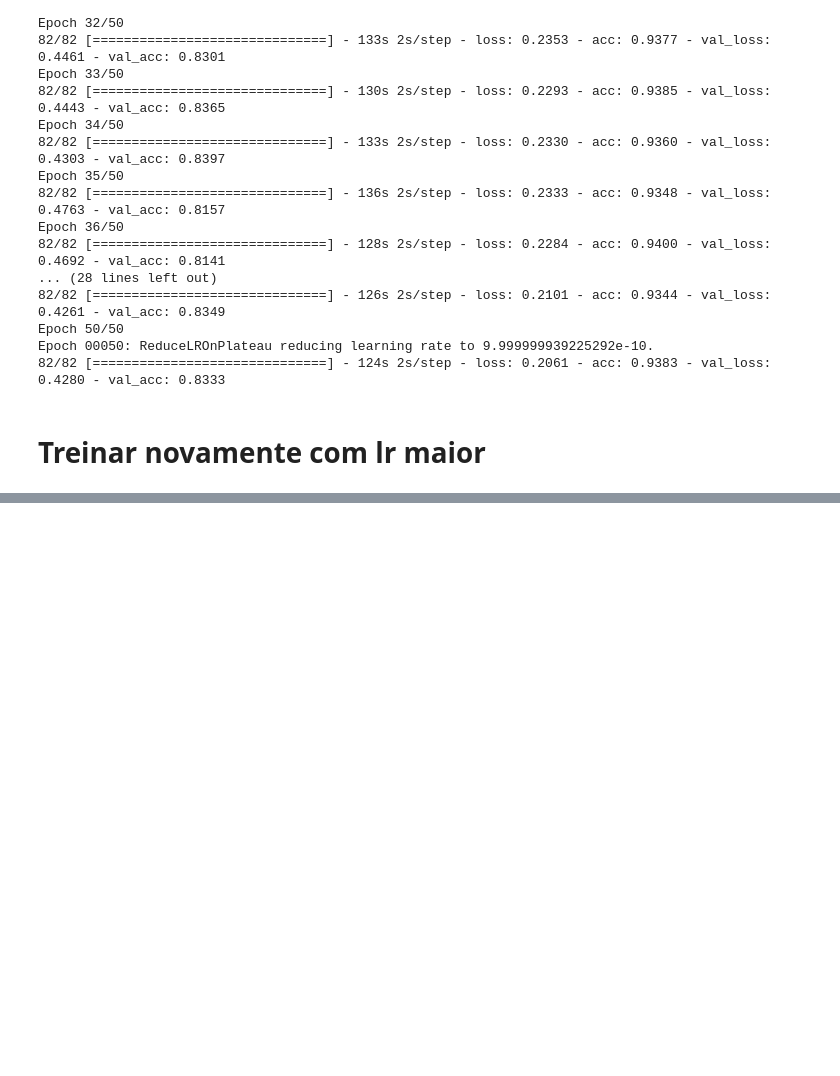
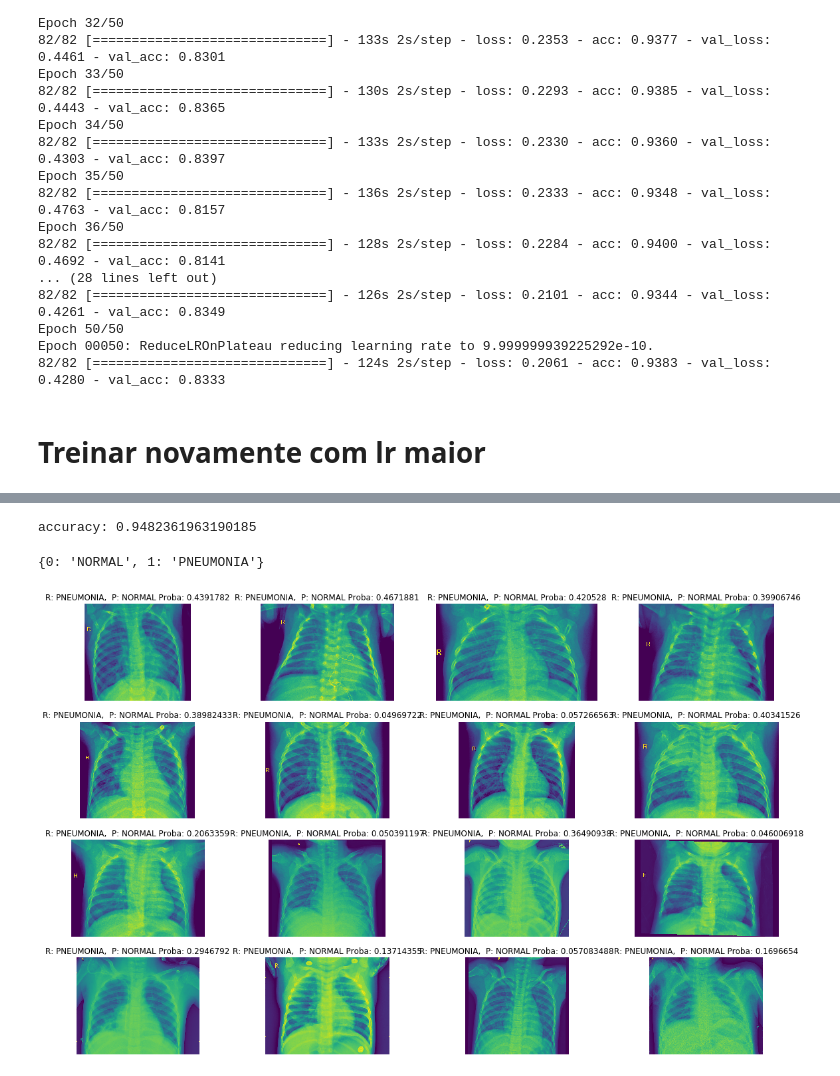
Before and after one commit to IvanBrasilico/model_ajna_1, a Jupyter notebook: notebooks/01b-Baseline-redesimples-chestXRay-tamanhomaior.ipynb, the cells around one changed output, grey strips where cells are left out. Cells and saved outputs as stored; diff of their text form; code cells hidden in the pictures; blank space fills up the shorter version.

```diff
--- a/notebooks/01b-Baseline-redesimples-chestXRay-tamanhomaior.ipynb
+++ b/notebooks/01b-Baseline-redesimples-chestXRay-tamanhomaior.ipynb
@@ -188,0 +240,14 @@ Epoch 16/50
+# %%
+train_datagen = ImageDataGenerator(rescale=1./255)
+train_generator = train_datagen.flow_from_directory(
+    caminho_train,
+    target_size=SIZE,
+    batch_size=32,
+    class_mode='binary',
+    shuffle=False
+)
+s = len(train_generator) * 32
+t0 = time.time()
+y_train, y_pred_train, X_names, y_pred_train_proba = get_imagens_erro(train_generator, model)
+elapsed = time.time() - t0
+print('%d imagens processadas em %s segundos (%s por imagem)' % (s, elapsed, elapsed / s))
@@ -188,0 +272,9 @@ Epoch 16/50
+# %%
+print('accuracy: %s' % (sum(np.array(y_train) == np.array(y_pred_train)) / len(y_train)))
+# %% [output]
+accuracy: 0.9482361963190185
+# %%
+plot_errors(train_generator, y_train, y_pred_train, caminho_train, X_names, y_pred_train_proba)
+# %% [output]
+{0: 'NORMAL', 1: 'PNEUMONIA'}
+[figure, added]
```
Also changed, not shown: parts of 10 cells of this notebook, 32 other files.
